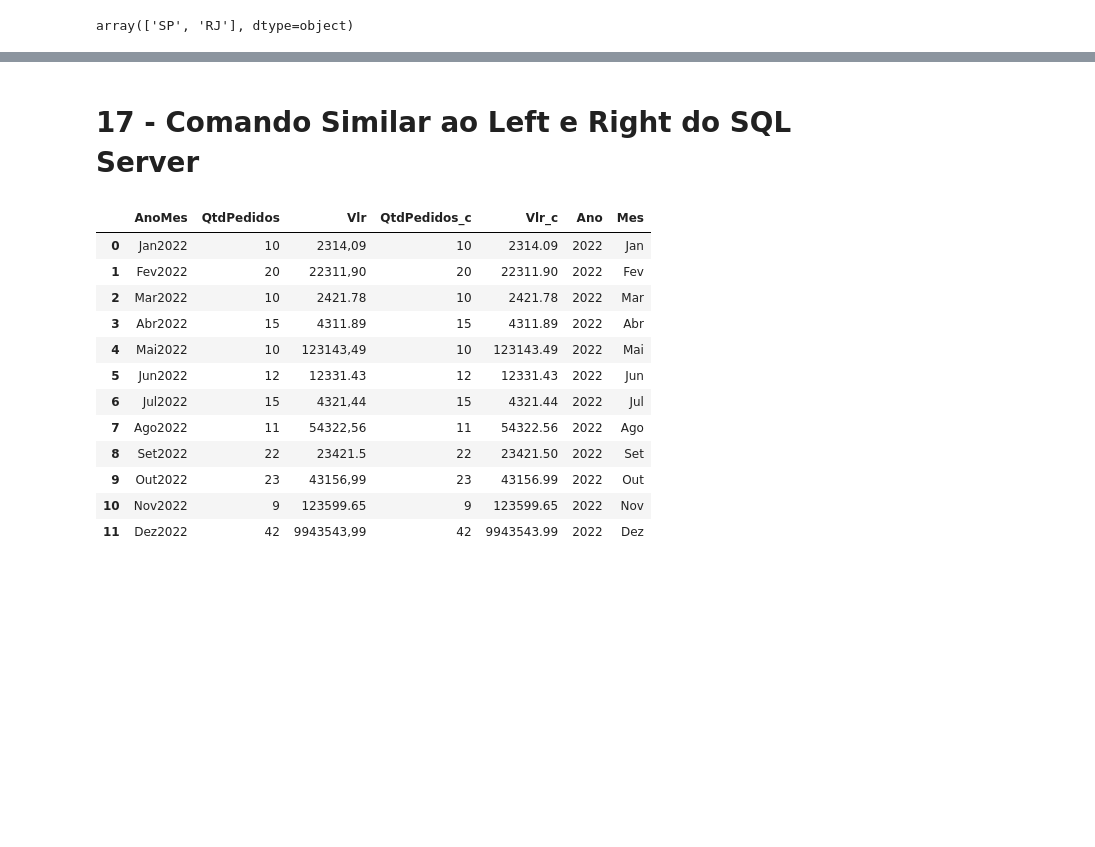
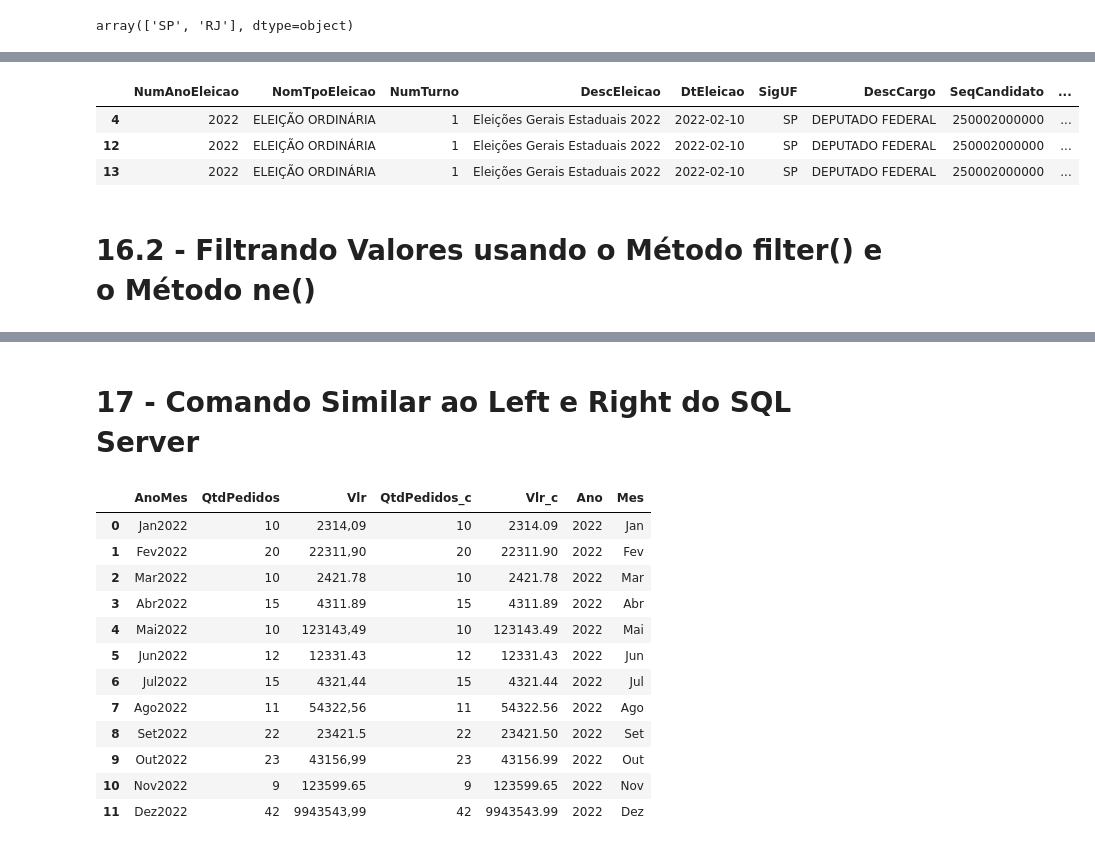
Before and after one commit to dbaassists/Python, a Jupyter notebook: ProjetoPythonKB/Projeto KB Python.ipynb, the cells around one changed output, grey strips where cells are left out. Saved outputs shown, nothing was run; the diff lists cells and outputs as text; code cells hidden in the pictures; blank space fills up the shorter version.

```diff
--- a/ProjetoPythonKB/Projeto KB Python.ipynb
+++ b/ProjetoPythonKB/Projeto KB Python.ipynb
@@ -805,0 +880,9 @@ dfCandidatos[(dfCandidatos['SigUF']=='RJ') & (dfCandidatos['DescCargo']=='DEPUTA
+# %%
+dfCandidatos[dfCandidatos.filter(items=['SigUF']).eq('SP').all(axis=1)].head(3)
+# %% [output]
+|  | NumAnoEleicao | NomTpoEleicao | NumTurno | DescEleicao | DtEleicao | SigUF | DescCargo | SeqCandidato | ... |
+| 4 | 2022 | ELEIÇÃO ORDINÁRIA | 1 | Eleições Gerais Estaduais 2022 | 2022-02-10 | SP | DEPUTADO FEDERAL | 250002000000 | ... |
+| 12 | 2022 | ELEIÇÃO ORDINÁRIA | 1 | Eleições Gerais Estaduais 2022 | 2022-02-10 | SP | DEPUTADO FEDERAL | 250002000000 | ... |
+| 13 | 2022 | ELEIÇÃO ORDINÁRIA | 1 | Eleições Gerais Estaduais 2022 | 2022-02-10 | SP | DEPUTADO FEDERAL | 250002000000 | ... |
+# %% [markdown]
+# 16.2 - Filtrando Valores usando o Método filter() e o Método ne()
```
Also changed, not shown: parts of 55 cells of this notebook.
